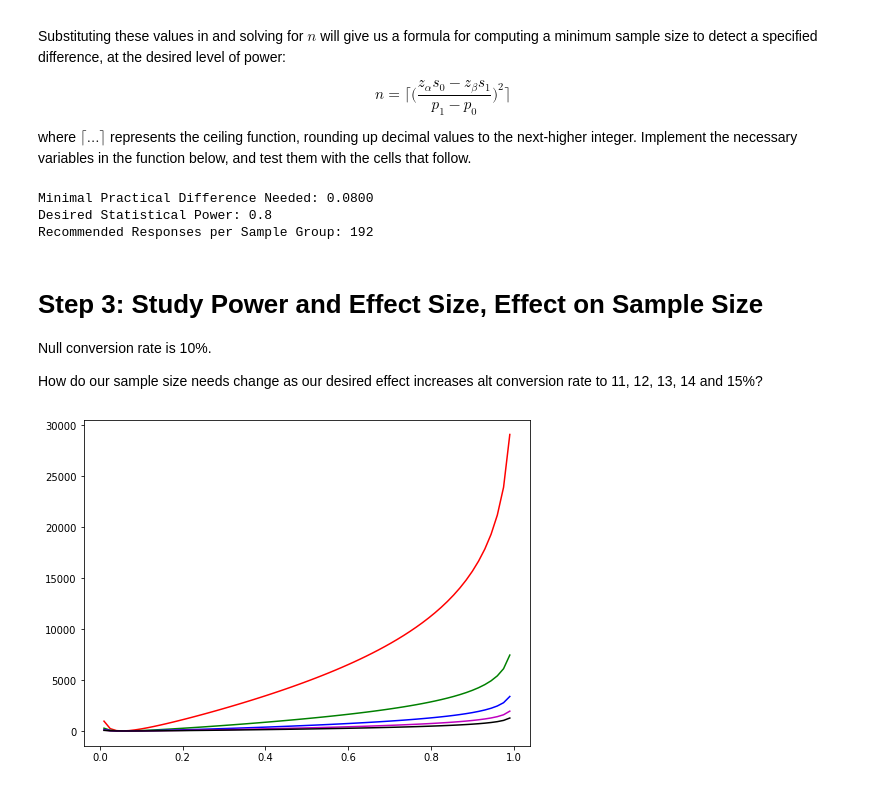
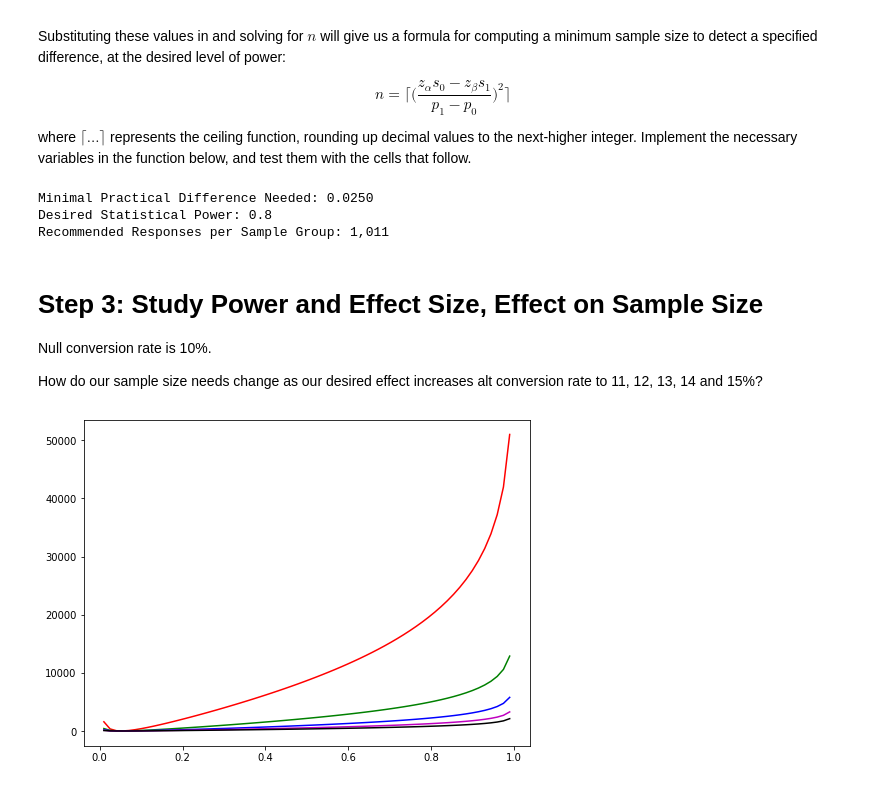
Before and after one commit to rmkeeler/statistical-significance-marketing, a Jupyter notebook: sample-size-calculator.ipynb, the cells around one changed output. Drawn from its saved outputs; the diff is of its cells as text; code cells hidden in the pictures.

```diff
--- a/sample-size-calculator.ipynb
+++ b/sample-size-calculator.ipynb
@@ -66,11 +57,11 @@ $$n = \lceil \big(\frac{z_{\alpha} s_{0} - z_{\beta} s_{1}}{p_1 - p_0}\big)^2 \r
 
 where $\lceil ... \rceil$ represents the ceiling function, rounding up decimal values to the next-higher integer. Implement the necessary variables in the function below, and test them with the cells that follow.
 # %%
-n = sample_size.find_sample_size(p_control = 0.1, p_treatment = 0.18, power = 0.80, report = True)
+n = sample_size.find_sample_size(p_control = 0.05, p_treatment = 0.075, power = 0.80, report = True)
 # %% [output]
-Minimal Practical Difference Needed: 0.0800
+Minimal Practical Difference Needed: 0.0250
 Desired Statistical Power: 0.8
-Recommended Responses per Sample Group: 192
+Recommended Responses per Sample Group: 1,011
 # %% [markdown]
 # Step 3: Study Power and Effect Size, Effect on Sample Size
 
@@ -78,17 +69,18 @@ Null conversion rate is 10%.
 
 How do our sample size needs change as our desired effect increases alt conversion rate to 11, 12, 13, 14 and 15%?
 # %%
+p_control = 0.2
 test_powers = np.linspace(0.01,.99,66)
 samples = []
 colors = ['r','g','b','m','k']
-for i in np.linspace(0.11,0.15,5):
-    samples.append([sample_size.find_sample_size(p_control = 0.1, p_treatment = i, power = x, alpha = 0.05) for x in test_powers])
+for i in np.linspace(p_control + 0.01, p_control + 0.05, 5):
+    samples.append([sample_size.find_sample_size(p_control = p_control, p_treatment = i, power = x, alpha = 0.05) for x in test_powers])
 
 fig, ax = plt.subplots(1,1,figsize = (8,6))
 
 for i, color in zip(samples, colors):
     ax.plot(test_powers, i, color = color)
 
 plt.show();
 # %% [output]
-[figure, old version]
+[figure, new version]
```
Also changed, not shown: parts of 2 cells of this notebook, 1 other file.
